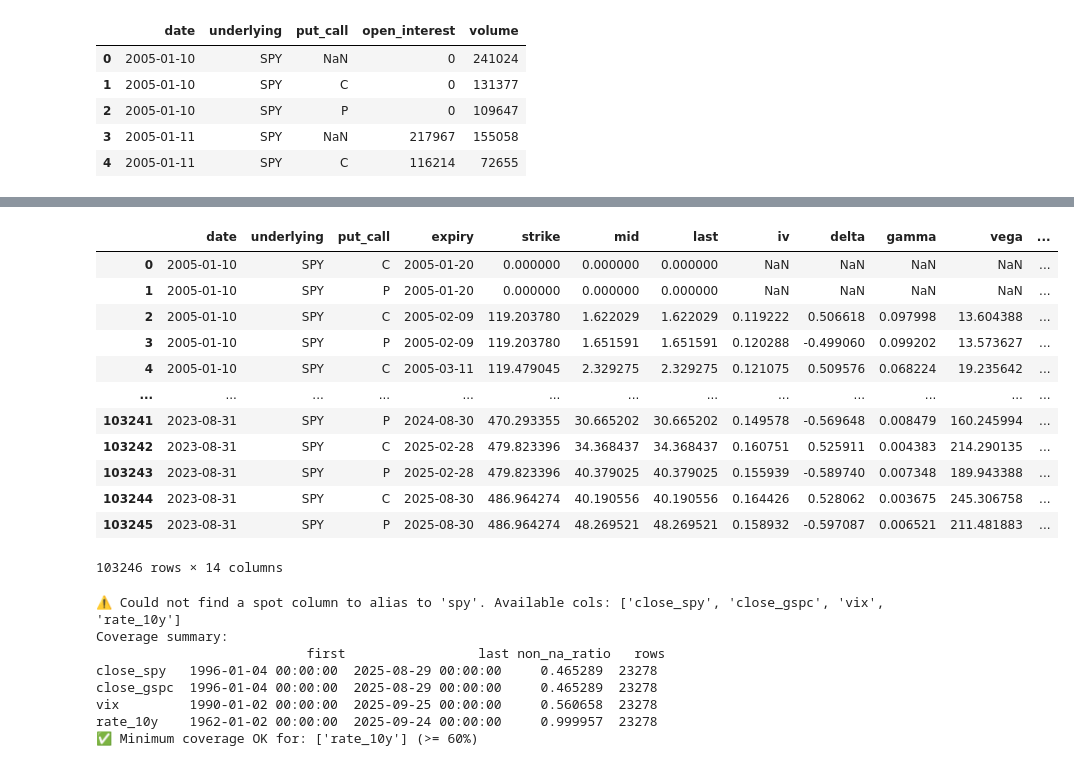
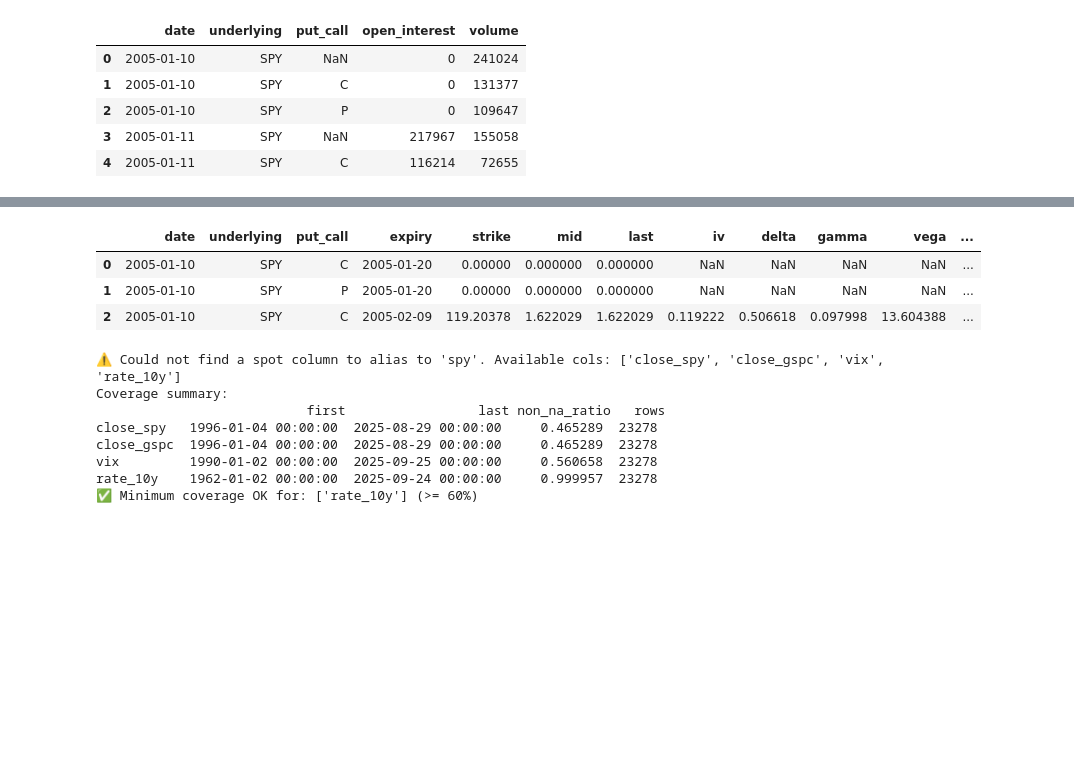
Before and after one commit to tlucius16/deep-hedging-rl, a Jupyter notebook: notebooks/01_data_exploration.ipynb, the cells around one changed output, grey strips where cells are left out. Drawn from its saved outputs; the diff is of its cells as text; code cells hidden in the pictures; blank space fills up the shorter version.

```diff
--- a/notebooks/01_data_exploration.ipynb
+++ b/notebooks/01_data_exploration.ipynb
@@ -106,21 +106,12 @@ Vol surface shape: (1706460, 5)
 | 4 | 2005-01-10 | SPY | 30 | -70 | 0.115786 |
 [figure]
 # %%
-opt_spy
+opt_spy.head(3)
 # %% [output]
 |  | date | underlying | put_call | expiry | strike | mid | last | iv | delta | gamma | vega | ... |
-| 0 | 2005-01-10 | SPY | C | 2005-01-20 | 0.000000 | 0.000000 | 0.000000 | NaN | NaN | NaN | NaN | ... |
-| 1 | 2005-01-10 | SPY | P | 2005-01-20 | 0.000000 | 0.000000 | 0.000000 | NaN | NaN | NaN | NaN | ... |
-| 2 | 2005-01-10 | SPY | C | 2005-02-09 | 119.203780 | 1.622029 | 1.622029 | 0.119222 | 0.506618 | 0.097998 | 13.604388 | ... |
-| 3 | 2005-01-10 | SPY | P | 2005-02-09 | 119.203780 | 1.651591 | 1.651591 | 0.120288 | -0.499060 | 0.099202 | 13.573627 | ... |
-| 4 | 2005-01-10 | SPY | C | 2005-03-11 | 119.479045 | 2.329275 | 2.329275 | 0.121075 | 0.509576 | 0.068224 | 19.235642 | ... |
-| ... | ... | ... | ... | ... | ... | ... | ... | ... | ... | ... | ... | ... |
-| 103241 | 2023-08-31 | SPY | P | 2024-08-30 | 470.293355 | 30.665202 | 30.665202 | 0.149578 | -0.569648 | 0.008479 | 160.245994 | ... |
-| 103242 | 2023-08-31 | SPY | C | 2025-02-28 | 479.823396 | 34.368437 | 34.368437 | 0.160751 | 0.525911 | 0.004383 | 214.290135 | ... |
-| 103243 | 2023-08-31 | SPY | P | 2025-02-28 | 479.823396 | 40.379025 | 40.379025 | 0.155939 | -0.589740 | 0.007348 | 189.943388 | ... |
-| 103244 | 2023-08-31 | SPY | C | 2025-08-30 | 486.964274 | 40.190556 | 40.190556 | 0.164426 | 0.528062 | 0.003675 | 245.306758 | ... |
-| 103245 | 2023-08-31 | SPY | P | 2025-08-30 | 486.964274 | 48.269521 | 48.269521 | 0.158932 | -0.597087 | 0.006521 | 211.481883 | ... |
+| 0 | 2005-01-10 | SPY | C | 2005-01-20 | 0.00000 | 0.000000 | 0.000000 | NaN | NaN | NaN | NaN | ... |
+| 1 | 2005-01-10 | SPY | P | 2005-01-20 | 0.00000 | 0.000000 | 0.000000 | NaN | NaN | NaN | NaN | ... |
+| 2 | 2005-01-10 | SPY | C | 2005-02-09 | 119.20378 | 1.622029 | 1.622029 | 0.119222 | 0.506618 | 0.097998 | 13.604388 | ... |
-103246 rows × 14 columns
 # %%
 from data_pipeline.qc import coverage, assert_min_coverage
 
```
Also changed, not shown: parts of 33 cells of this notebook, 37 other files.
